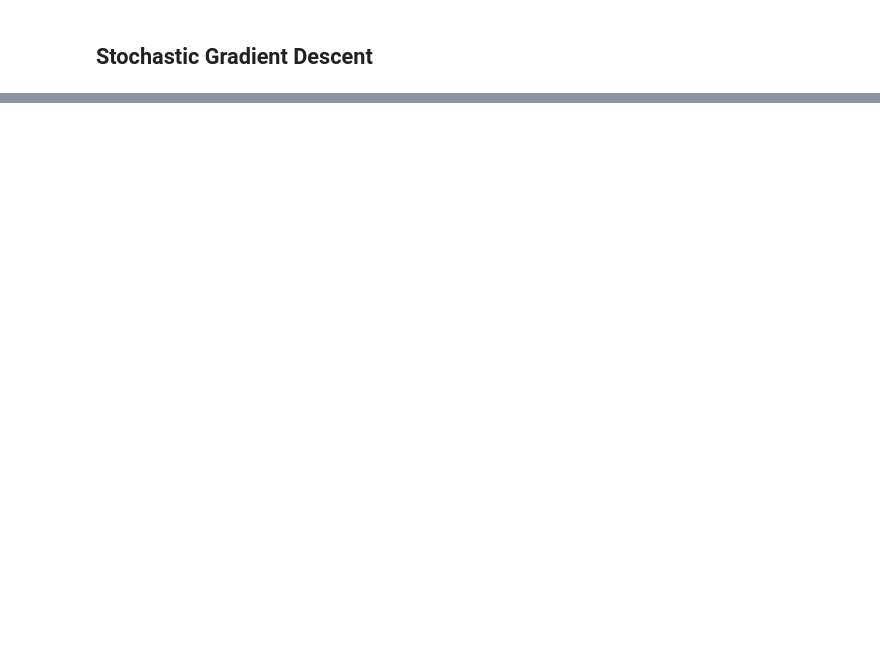
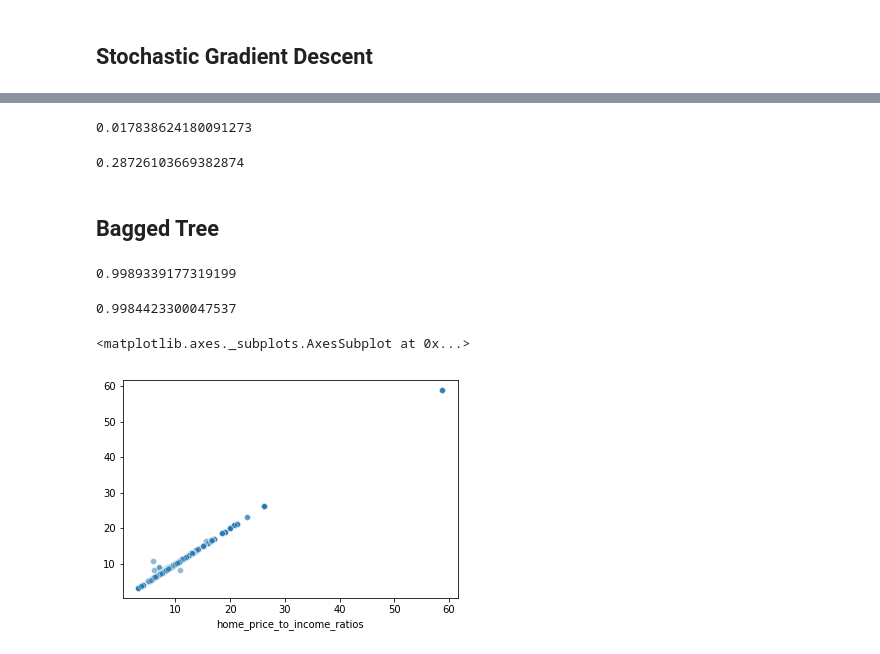
Before and after one commit to FredaXin/capstone, a Jupyter notebook: code/04_eda_and_data_cleaning.ipynb, the cells around one changed output, grey strips where cells are left out. Cells and saved outputs as stored; diff of their text form; code cells hidden in the pictures; blank space fills up the shorter version.

```diff
--- a/code/04_eda_and_data_cleaning.ipynb
+++ b/code/04_eda_and_data_cleaning.ipynb
@@ -717,0 +790,2 @@ gs_SGD.score(X_test, y_test)
+# %%
+lr = LinearRegression()
@@ -717,0 +922,29 @@ gs_SGD.score(X_test, y_test)
+# %%
+y_train_preds = gs_tree.predict(X_train)
+np.sqrt(mean_squared_error(y_train, y_train_preds))
+# %% [output]
+0.017838624180091273
+# %%
+y_test_preds = gs_tree.predict(X_test)
+np.sqrt(mean_squared_error(y_test, y_test_preds))
+# %% [output]
+0.28726103669382874
+# %% [markdown]
+## Bagged Tree
+# %%
+bag = BaggingRegressor(random_state=42).fit(X_train, y_train)
+# %%
+bag.score(X_train, y_train)
+# %% [output]
+0.9989339177319199
+# %%
+bag.score(X_test, y_test)
+# %% [output]
+0.9984423300047537
+# %%
+preds = bag.predict(X_test)
+# %%
+sns.scatterplot(x = y_test, y = preds, alpha = .5)
+# %% [output]
+<matplotlib.axes._subplots.AxesSubplot at 0x...>
+[figure, added]
```
Also changed, not shown: parts of 109 cells of this notebook, 10 other files.
